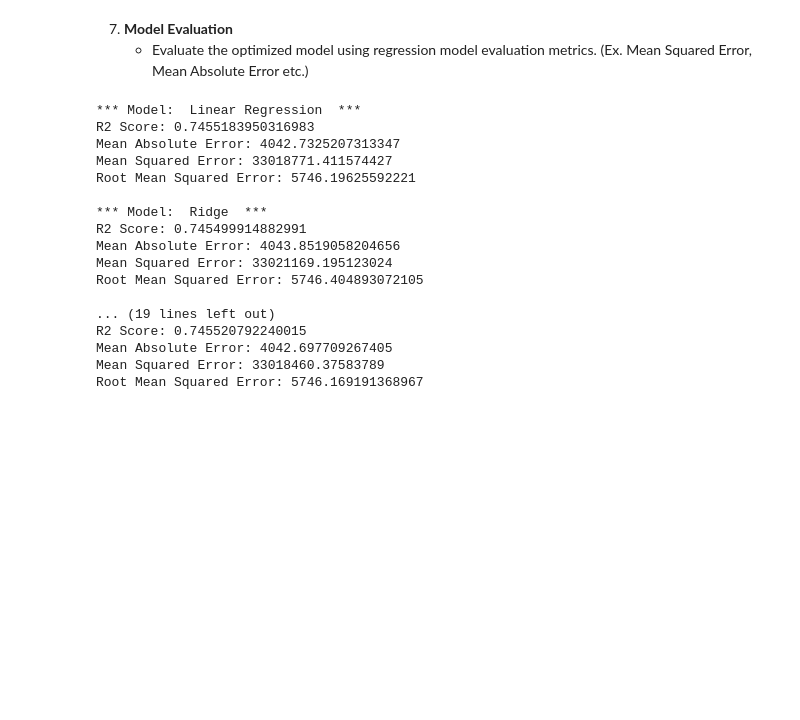
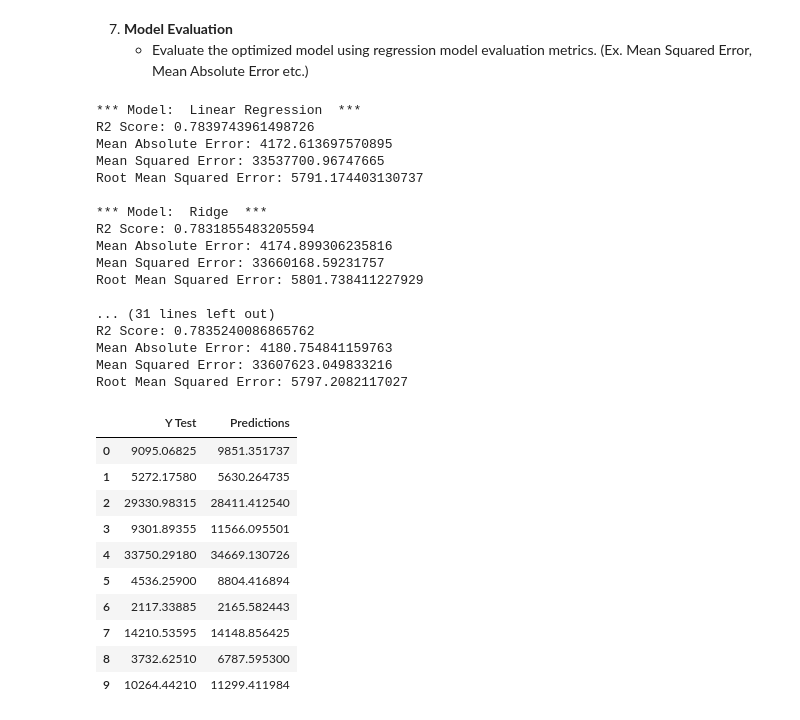
Before and after one commit to gr-uzun/medical-cost-analysis, a Jupyter notebook: medical_cost_analysis_project.ipynb, the cells around one changed output. Cells and saved outputs as stored; diff of their text form; code cells hidden in the pictures; blank space fills up the shorter version.

```diff
--- a/medical_cost_analysis_project.ipynb
+++ b/medical_cost_analysis_project.ipynb
@@ -559,6 +450,9 @@ random_forest_y_pred = lasso_model.predict(X_test)
 
 # Make prediction using the test dataset on Decision Tree model
 decision_tree_y_pred = lasso_model.predict(X_test)
+
+# Make prediction using the test dataset on SVR model
+svr_y_pred = lasso_model.predict(X_test)
 # %% [markdown]
 6. **Hyper-parameter Optimization**
     - Optimize the hyper-parameters of the model selected in the previous step.
@@ -601,0 +496,9 @@ Best Hyperparameters: {'alpha': 1e-05, 'fit_intercept': True, 'random_state': Tr
+# %%
+# Grid Search will be used for Random Forest model
+
+params = {"n_estimators": [3, 10, 20, 50],
+          "n_jobs": [2, 3, 4, 10]}
+
+random_forest_grid_search = GridSearchCV(random_forest_model, params, cv=5, scoring="neg_mean_squared_error")
+
+random_forest_grid_search.fit(X_train, y_train)
@@ -602,3 +536,5 @@ Best Hyperparameters: {'alpha': 1e-05, 'fit_intercept': True, 'random_state': Tr
+# %%
+random_forest_grid_search_y_pred = random_forest_grid_search.best_estimator_.predict(X_test)
 # %% [markdown]
 7. **Model Evaluation**
     - Evaluate the optimized model using regression model evaluation metrics. (Ex. Mean
@@ -609,30 +559,45 @@ pred_dict = {"Linear Regression": linear_regression_y_pred,
              "Lasso": lasso_y_pred ,
              "Random Forest" : random_forest_y_pred,
              "Decision Tree" : decision_tree_y_pred,
-             "Ridge Grid Search":ridge_grid_search_y_pred}
+             "Ridge Grid Search":ridge_grid_search_y_pred,
+             "Random Forest Grid Search":random_forest_grid_search_y_pred,
+             "SVR" : svr_y_pred}
 
-for key, value in pred_dict.items():
-  print("*** Model: ", key , ' ***')
-  print("R2 Score:", r2_score(y_test, value))
-  print('Mean Absolute Error:', mean_absolute_error(y_test, value))
-  print('Mean Squared Error:', mean_squared_error(y_test, value))
-  print('Root Mean Squared Error:', np.sqrt(mean_squared_error(y_test, value)))
-  print()
+for key, preds in pred_dict.items():
+  regression_evaluation(key,preds)
 # %% [output]
 *** Model:  Linear Regression  ***
-R2 Score: 0.7455183950316983
-Mean Absolute Error: 4042.7325207313347
-Mean Squared Error: 33018771.411574427
-Root Mean Squared Error: 5746.19625592221
+R2 Score: 0.7839743961498726
+Mean Absolute Error: 4172.613697570895
+Mean Squared Error: 33537700.96747665
+Root Mean Squared Error: 5791.174403130737
 
 *** Model:  Ridge  ***
-R2 Score: 0.745499914882991
-Mean Absolute Error: 4043.8519058204656
-Mean Squared Error: 33021169.195123024
-Root Mean Squared Error: 5746.404893072105
+R2 Score: 0.7831855483205594
+Mean Absolute Error: 4174.899306235816
+Mean Squared Error: 33660168.59231757
+Root Mean Squared Error: 5801.738411227929
 
-... (19 lines left out)
-R2 Score: 0.745520792240015
-Mean Absolute Error: 4042.697709267405
-Mean Squared Error: 33018460.37583789
-Root Mean Squared Error: 5746.169191368967
+... (31 lines left out)
+R2 Score: 0.7835240086865762
+Mean Absolute Error: 4180.754841159763
+Mean Squared Error: 33607623.049833216
+Root Mean Squared Error: 5797.2082117027
+# %%
+# Random Forest Grid Search has max R2 Score
+
+comparison = pd.DataFrame({"Y Test": y_test[0:10].values,
+                         "Predictions": pred_dict["Random Forest Grid Search"][0:10]})
+comparison
+# %% [output]
+|  | Y Test | Predictions |
+| 0 | 9095.06825 | 9851.351737 |
+| 1 | 5272.17580 | 5630.264735 |
+| 2 | 29330.98315 | 28411.412540 |
+| 3 | 9301.89355 | 11566.095501 |
+| 4 | 33750.29180 | 34669.130726 |
+| 5 | 4536.25900 | 8804.416894 |
+| 6 | 2117.33885 | 2165.582443 |
+| 7 | 14210.53595 | 14148.856425 |
+| 8 | 3732.62510 | 6787.595300 |
+| 9 | 10264.44210 | 11299.411984 |
```
Also changed, not shown: parts of 33 cells of this notebook.
